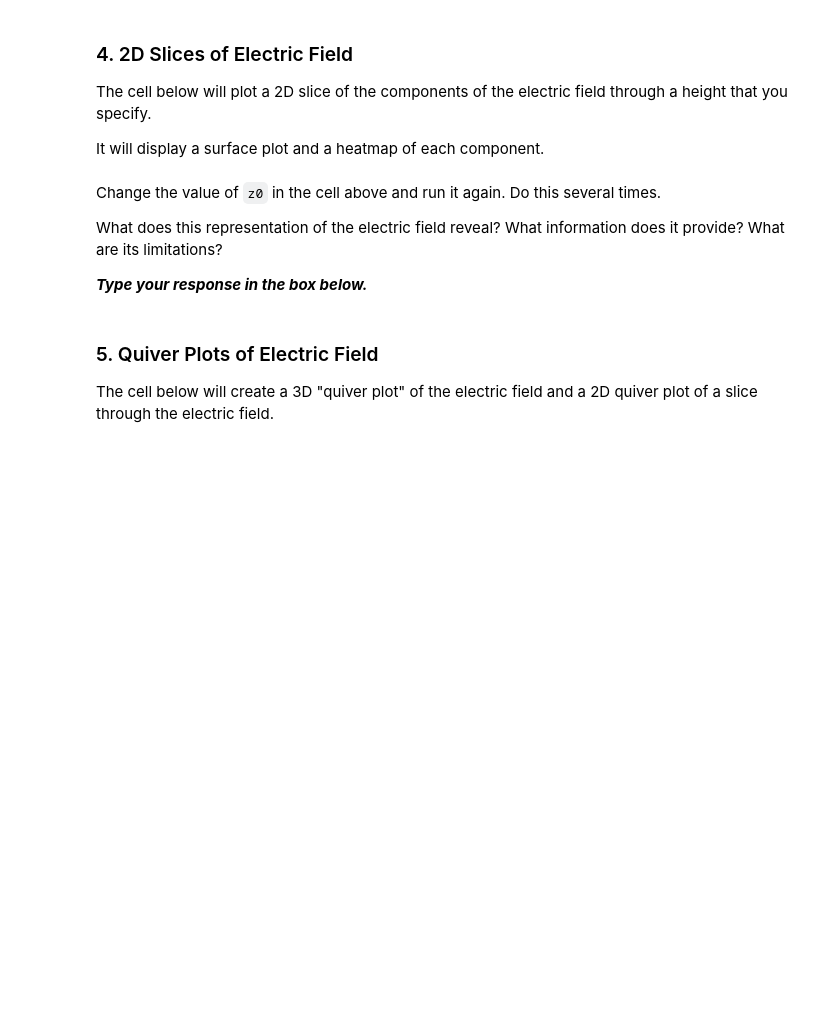
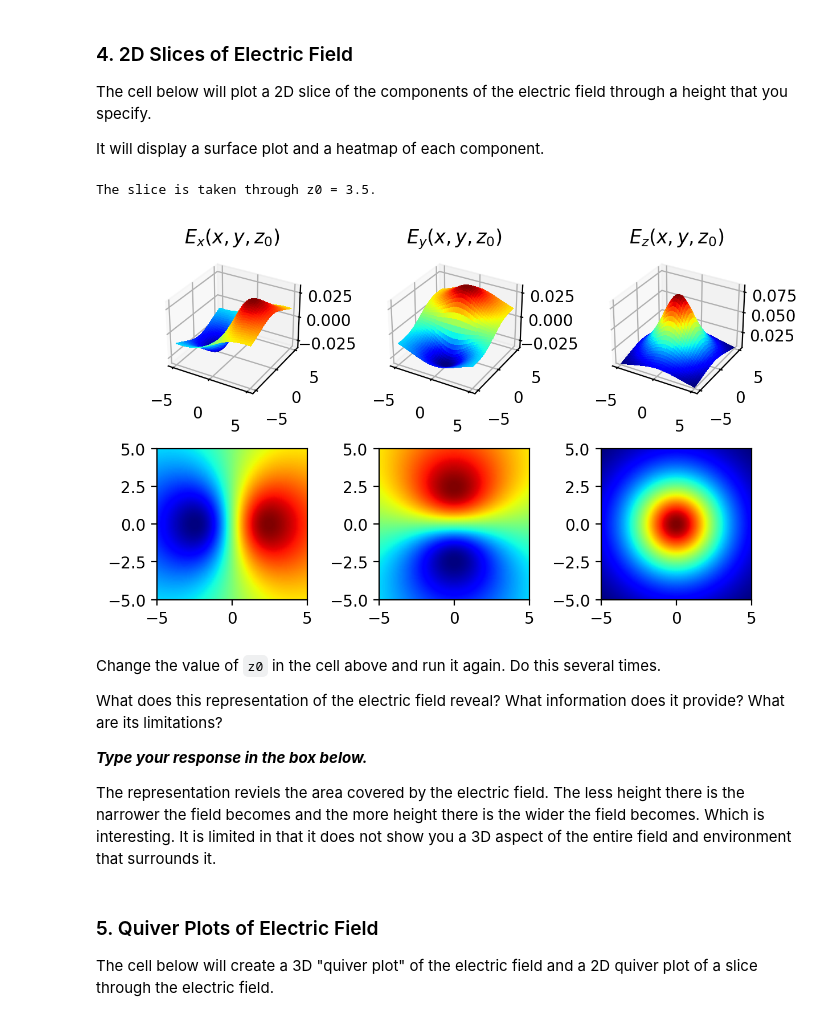
Before and after one commit to Mitchell7777/Mitchell-s-physics-stuff, a Jupyter notebook: week-01/01-visualizing-fields.ipynb, the cells around one changed output. Saved outputs shown, nothing was run; the diff lists cells and outputs as text; code cells hidden in the pictures; blank space fills up the shorter version.

```diff
--- a/week-01/01-visualizing-fields.ipynb
+++ b/week-01/01-visualizing-fields.ipynb
@@ -221,7 +232,7 @@ The cell below will plot a 2D slice of the components of the electric field thro
 It will display a surface plot and a heatmap of each component.
 # %%
 # Choose z-coordinate index for slices.
-z0 = 150
+z0 = 170
 z_val = Z[x0,y0,z0]
 
 print("The slice is taken through z0 = %g." % z_val)
@@ -239,39 +250,44 @@ fig = plt.figure(dpi=200)
 ax = fig.add_subplot(2,3,1, projection='3d')
 ax.plot_surface(x,y,ex, cmap='jet', antialiased=False, linewidth=0)
 ax.set_title(r"$E_x(x,y,z_0)$")
 
 ax = fig.add_subplot(2,3,2, projection='3d')
 ax.plot_surface(x,y,ey, cmap='jet', antialiased=False, linewidth=0)
 ax.set_title(r"$E_y(x,y,z_0)$")
 
 ax = fig.add_subplot(2,3,3, projection='3d')
 ax.plot_surface(x,y,ez, cmap='jet', antialiased=False, linewidth=0)
 ax.set_title(r"$E_z(x,y,z_0)$")
 
 # Heatmaps
 ax = fig.add_subplot(2,3,4)
 image = ax.pcolormesh(x,y,ex, shading='gouraud', cmap='jet')
 ax.axis('scaled')
 
 ax = fig.add_subplot(2,3,5)
 image = ax.pcolormesh(x,y,ey, shading='gouraud', cmap='jet')
 ax.axis('scaled')
 
 ax = fig.add_subplot(2,3,6)
 image = ax.pcolormesh(x,y,ez, shading='gouraud', cmap='jet')
 ax.axis('scaled')
 
 fig.tight_layout()
 
 # image = ax.pcolormesh(x,y,v, shading='gouraud', cmap='jet')
 # plt.colorbar(image, use_gridspec=True)
 # ax.axis('scaled')
+# %% [output]
+The slice is taken through z0 = 3.5.
+[figure, added]
 # %% [markdown]
 Change the value of `z0` in the cell above and run it again.  Do this several times.
 
 What does this representation of the electric field reveal?  What information does it provide?  What are its limitations?
 
 ***Type your response in the box below.***
+
+The representation reviels the area covered by the electric field. The less height there is the narrower the field becomes and the more height there is the wider the field becomes. Which is interesting. It is limited in that it does not show you a 3D aspect of the entire field and environment that surrounds it.
 # %% [markdown]
 ### 5. Quiver Plots of Electric Field
 
```
Also changed, not shown: parts of 12 cells of this notebook.
